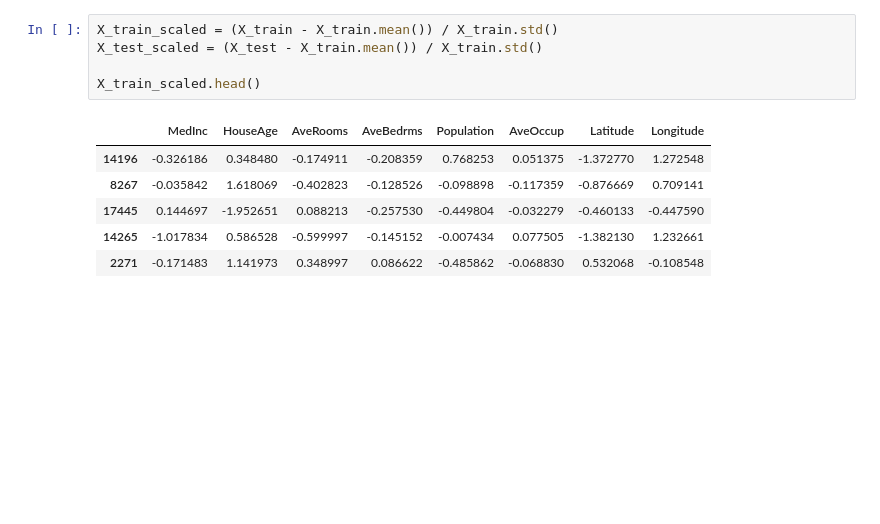
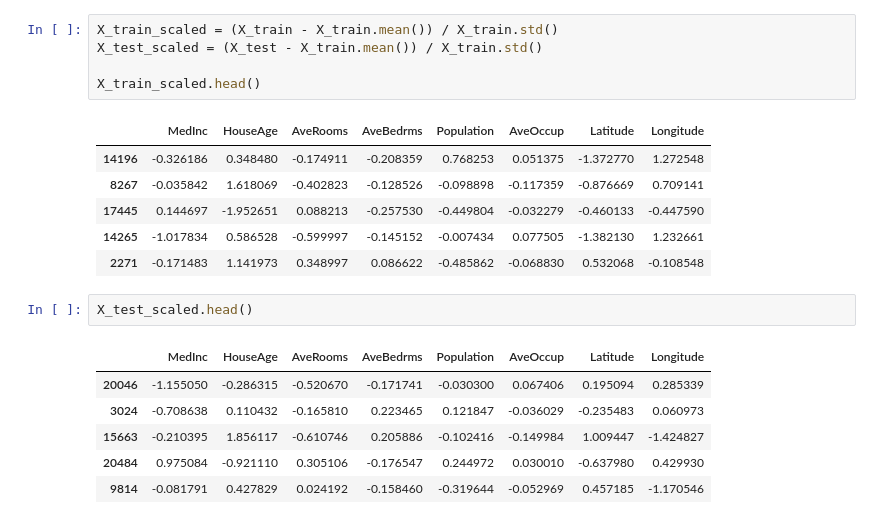
Before and after one commit to Navkirat9339/Housing-Price-Prediction, a Jupyter notebook: notebooks/03_feature_scaling_and_regression.ipynb, the cells around one changed output. Cells and saved outputs as stored; diff of their text form; blank space fills up the shorter version.

```diff
--- a/notebooks/03_feature_scaling_and_regression.ipynb
+++ b/notebooks/03_feature_scaling_and_regression.ipynb
@@ -224,3 +224,12 @@ X_train_scaled.head()
 | 17445 | 0.144697 | -1.952651 | 0.088213 | -0.257530 | -0.449804 | -0.032279 | -0.460133 | -0.447590 |
 | 14265 | -1.017834 | 0.586528 | -0.599997 | -0.145152 | -0.007434 | 0.077505 | -1.382130 | 1.232661 |
 | 2271 | -0.171483 | 1.141973 | 0.348997 | 0.086622 | -0.485862 | -0.068830 | 0.532068 | -0.108548 |
+# %%
+X_test_scaled.head()
+# %% [output]
+|  | MedInc | HouseAge | AveRooms | AveBedrms | Population | AveOccup | Latitude | Longitude |
+| 20046 | -1.155050 | -0.286315 | -0.520670 | -0.171741 | -0.030300 | 0.067406 | 0.195094 | 0.285339 |
+| 3024 | -0.708638 | 0.110432 | -0.165810 | 0.223465 | 0.121847 | -0.036029 | -0.235483 | 0.060973 |
+| 15663 | -0.210395 | 1.856117 | -0.610746 | 0.205886 | -0.102416 | -0.149984 | 1.009447 | -1.424827 |
+| 20484 | 0.975084 | -0.921110 | 0.305106 | -0.176547 | 0.244972 | 0.030010 | -0.637980 | 0.429930 |
+| 9814 | -0.081791 | 0.427829 | 0.024192 | -0.158460 | -0.319644 | -0.052969 | 0.457185 | -1.170546 |
```
Also changed, not shown: parts of 17 cells of this notebook.
